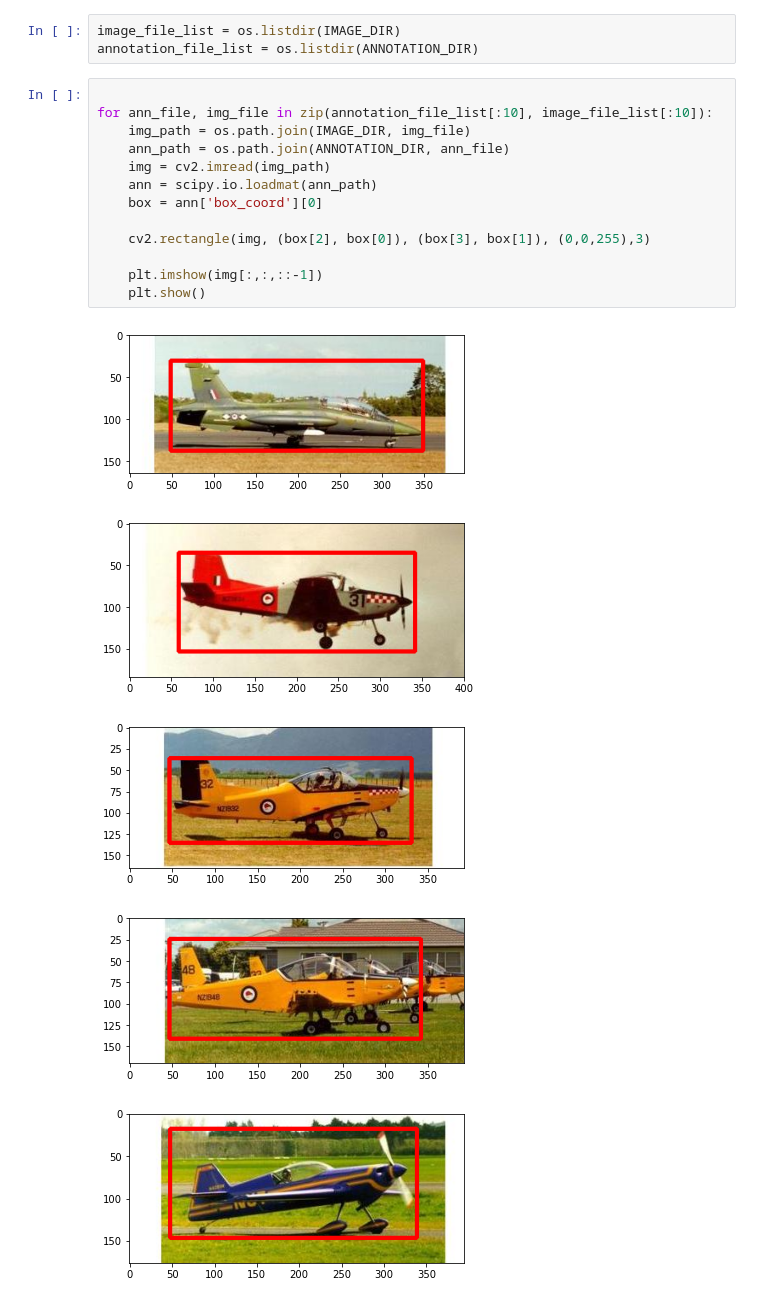
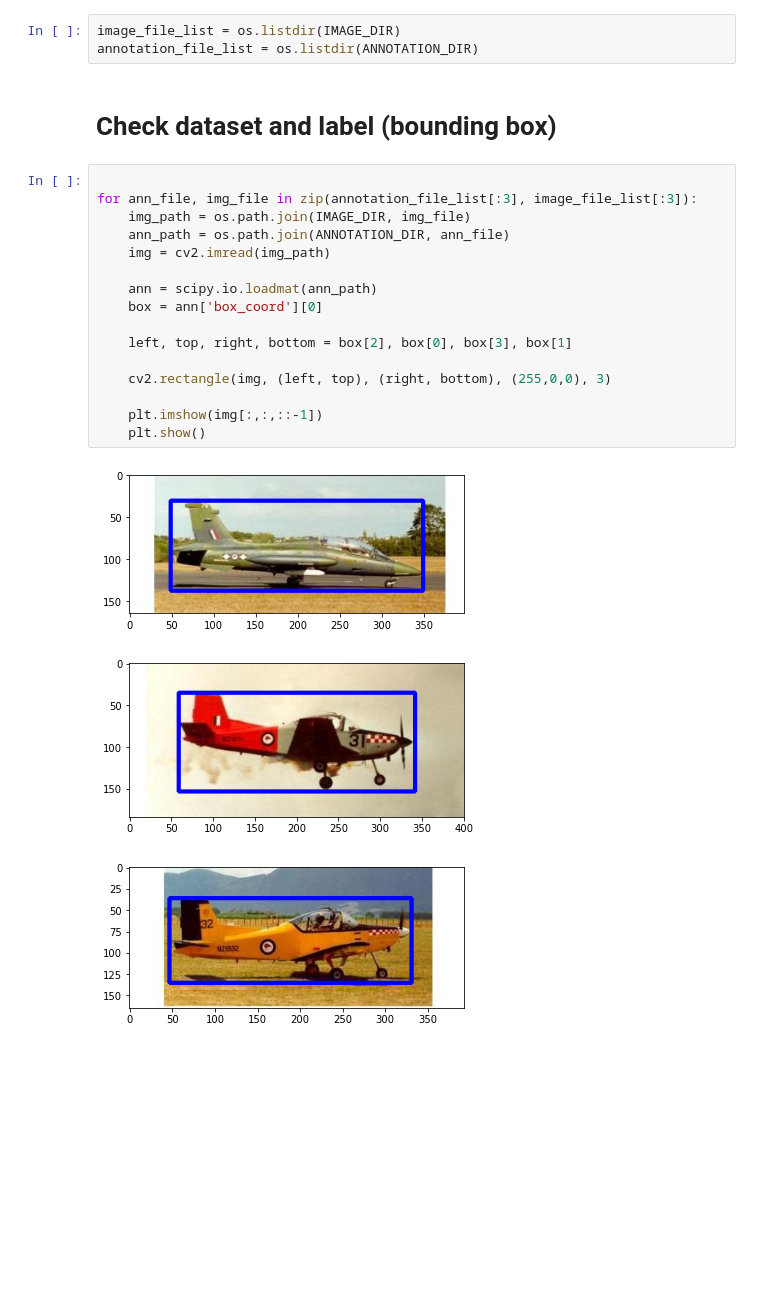
Before and after one commit to Hyukju/bbox-regression, a Jupyter notebook: main.ipynb, the cells around one changed output. Saved outputs shown, nothing was run; the diff lists cells and outputs as text; blank space fills up the shorter version.

```diff
--- a/main.ipynb
+++ b/main.ipynb
@@ -9,22 +12,25 @@ ANNOTATION_DIR = 'C:\\Users\\joo\\Desktop\\project\\datasets\\Caltech101\\Annota
 # %%
 image_file_list = os.listdir(IMAGE_DIR)
 annotation_file_list = os.listdir(ANNOTATION_DIR)
+# %% [markdown]
+# Check dataset and label (bounding box)
 # %%
 
-for ann_file, img_file in zip(annotation_file_list[:10], image_file_list[:10]):
+for ann_file, img_file in zip(annotation_file_list[:3], image_file_list[:3]):
     img_path = os.path.join(IMAGE_DIR, img_file)
     ann_path = os.path.join(ANNOTATION_DIR, ann_file)
     img = cv2.imread(img_path)
+
     ann = scipy.io.loadmat(ann_path)
     box = ann['box_coord'][0]
 
-    cv2.rectangle(img, (box[2], box[0]), (box[3], box[1]), (0,0,255),3)
+    left, top, right, bottom = box[2], box[0], box[3], box[1]
+
+    cv2.rectangle(img, (left, top), (right, bottom), (255,0,0), 3)
 
     plt.imshow(img[:,:,::-1])
     plt.show()
 # %% [output]
-[figure, old version]
+[figure, new version]
-[figure, old version]
+[figure, new version]
-[figure, old version]
+[figure, new version]
-[figure, removed]
-[figure, removed]
```
Also changed, not shown: parts of 19 cells of this notebook.
